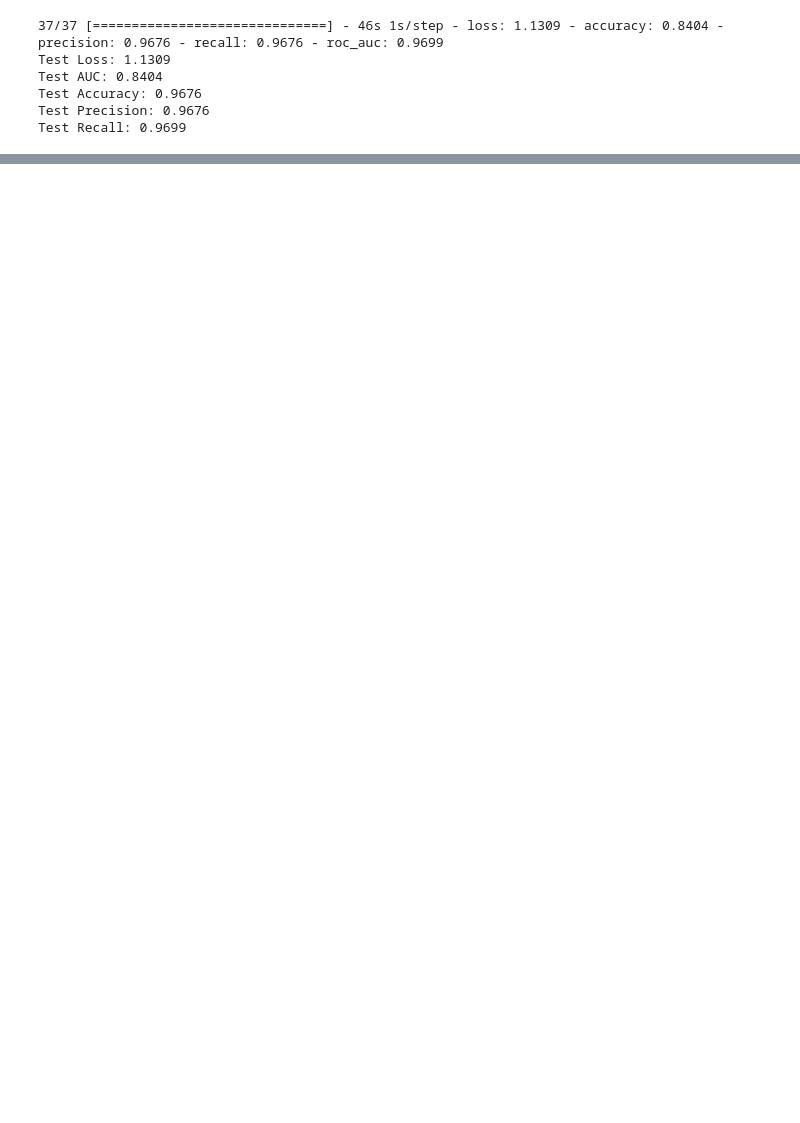
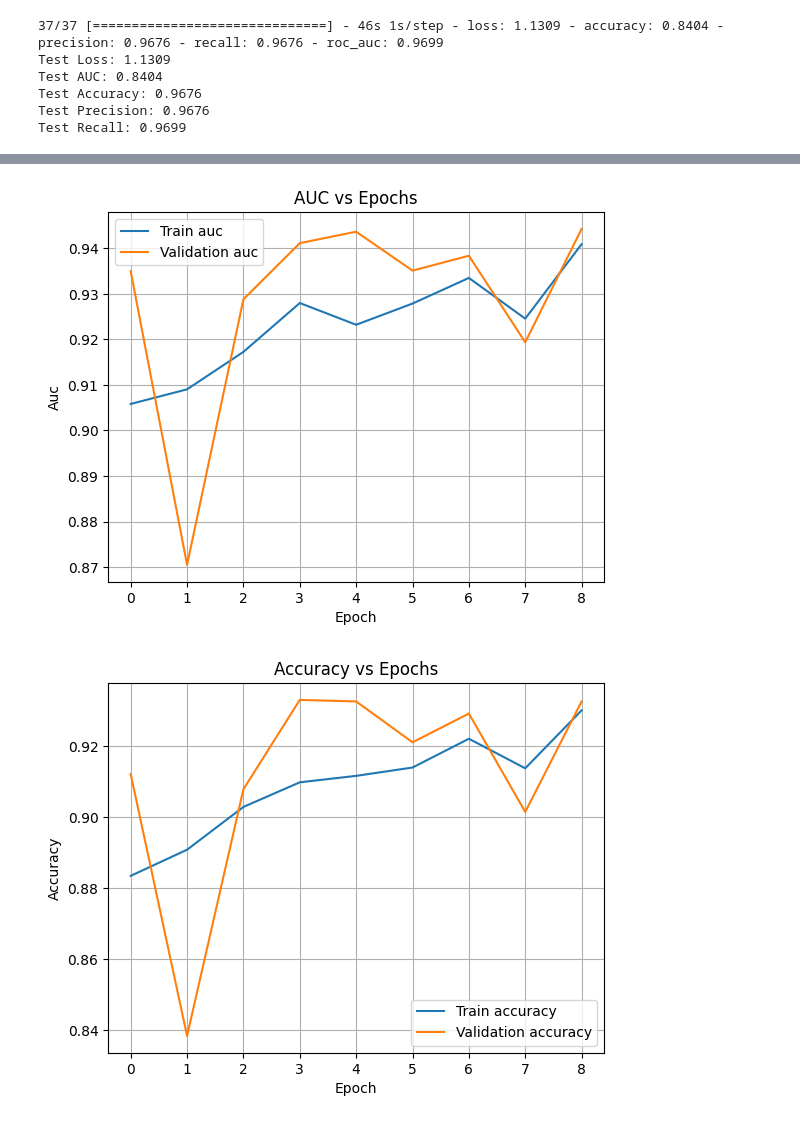
Before and after one commit to Tahabpoker/RESEARCH1, a Jupyter notebook: main.ipynb, the cells around one changed output, grey strips where cells are left out. Saved outputs shown, nothing was run; the diff lists cells and outputs as text; code cells hidden in the pictures; blank space fills up the shorter version.

Commit message:
inceptionV3 completed

```diff
--- a/main.ipynb
+++ b/main.ipynb
@@ -224,0 +249,31 @@ vgg16_results = {
+# %%
+
+# Compile the model
+model_inception.compile(
+    optimizer='adam',
+    loss=tf.keras.losses.CategoricalCrossentropy(),
+    metrics=[
+        keras.metrics.AUC(name='auc'),
+        keras.metrics.Accuracy(name='accuracy'),
+        keras.metrics.Precision(name='precision'),
+        keras.metrics.Recall(name='recall'),
+        keras.metrics.AUC(name='roc_auc', curve='ROC')
+    ]
+)
+
+# Early stopping callback
+callback = keras.callbacks.EarlyStopping(
+    monitor='val_loss',
+    patience=8,
+    restore_best_weights=True
+)
+# %%
+
+# Train the model
+history_inception = model_inception.fit(
+    X_train, Y_train,
+    epochs=10,
+    batch_size=10,
+    validation_data=(X_test, Y_test),
+    callbacks=[callback]
+)
@@ -224,0 +330,13 @@ vgg16_results = {
+# %%
+# Plot all metrics
+metrics = ['auc', 'accuracy', 'precision', 'recall', 'roc_auc', 'loss']
+titles = [
+    'AUC vs Epochs', 'Accuracy vs Epochs', 'Precision vs Epochs',
+    'Recall vs Epochs', 'ROC AUC vs Epochs', 'Loss vs Epochs'
+]
+
+for metric, title in zip(metrics, titles):
+    plot_metric(history_inception, metric, title)
+# %% [output]
+[figure, added]
+[figure, added]
```
Also changed, not shown: parts of 10 cells of this notebook.
